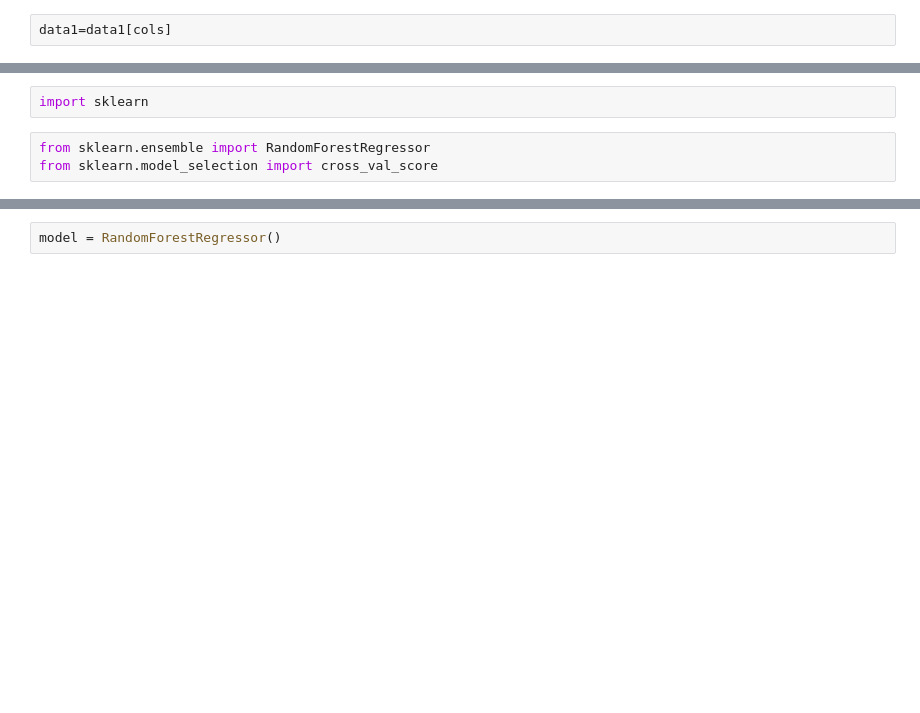
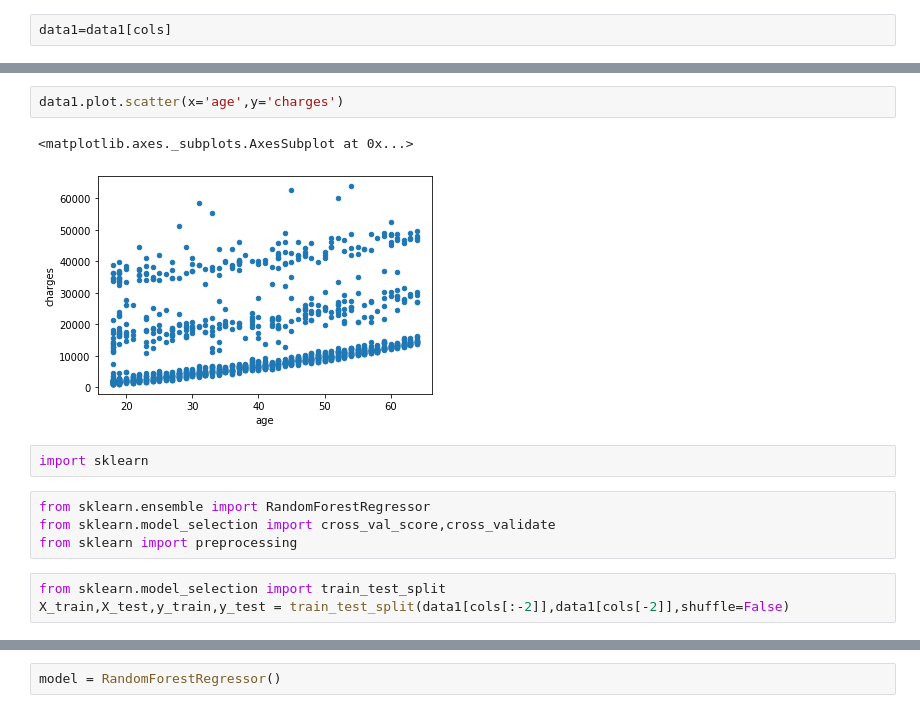
Before and after one commit to archangelChak/EvolutionInterviewTask, a Jupyter notebook: Untitled.ipynb, the cells around one changed output, grey strips where cells are left out. Cells and saved outputs as stored; diff of their text form; blank space fills up the shorter version.

```diff
--- a/Untitled.ipynb
+++ b/Untitled.ipynb
@@ -32,5 +57,14 @@ for i in range(5):
+# %%
+data1.plot.scatter(x='age',y='charges')
+# %% [output]
+<matplotlib.axes._subplots.AxesSubplot at 0x...>
+[figure, added]
 # %%
 import sklearn
 # %%
 from sklearn.ensemble import RandomForestRegressor
-from sklearn.model_selection import cross_val_score
+from sklearn.model_selection import cross_val_score,cross_validate
+from sklearn import preprocessing
+# %%
+from sklearn.model_selection import train_test_split
+X_train,X_test,y_train,y_test = train_test_split(data1[cols[:-2]],data1[cols[-2]],shuffle=False)
```
Also changed, not shown: parts of 33 cells of this notebook, 1 other file.
